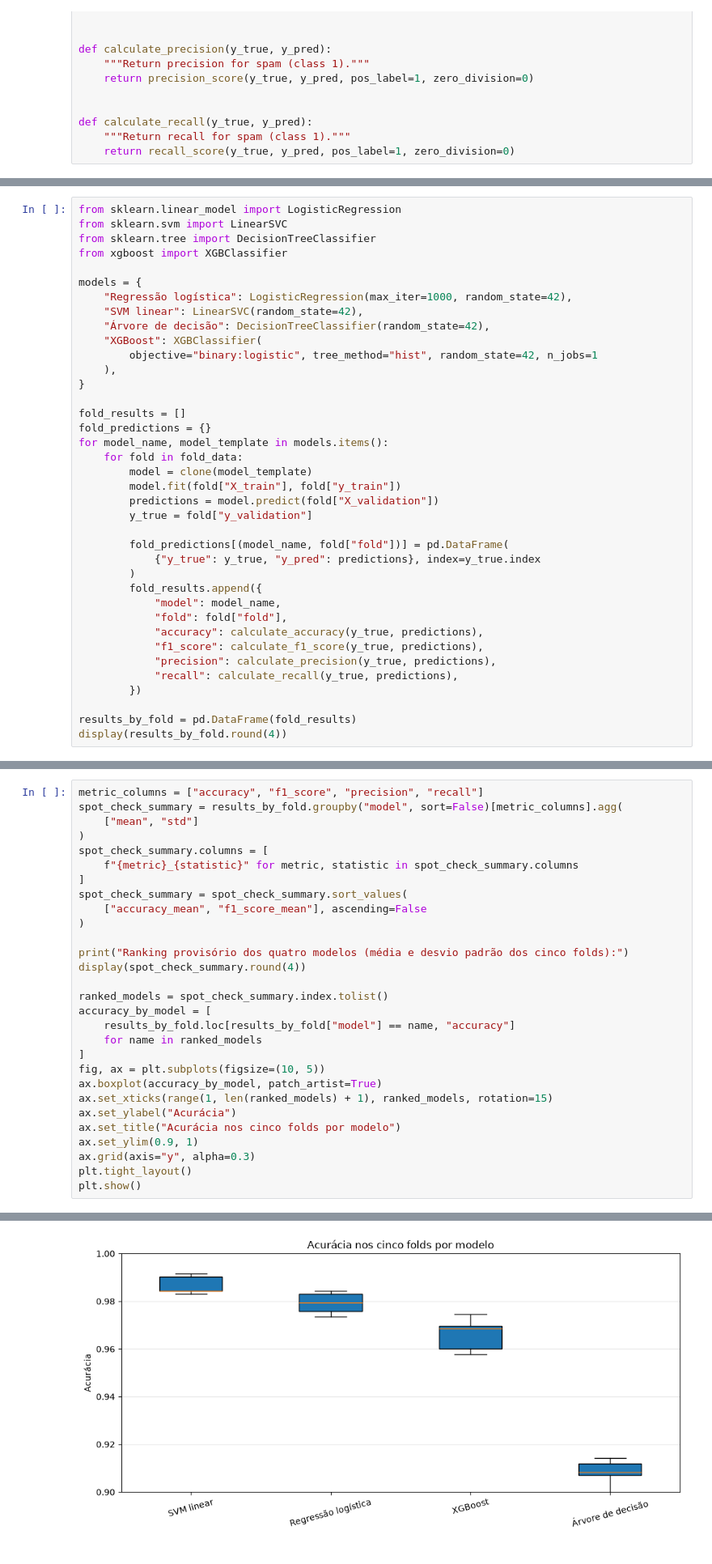
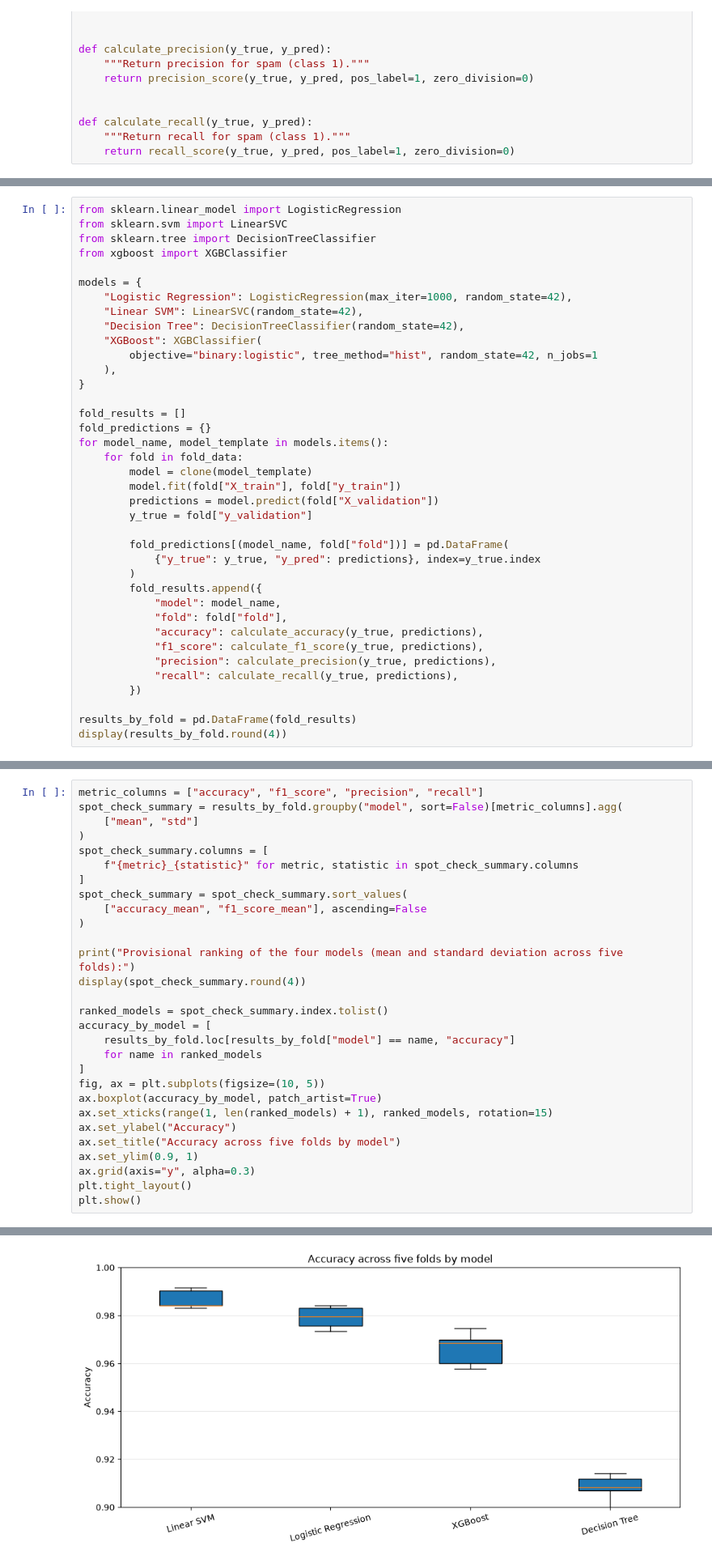
Before and after one commit to joaosuwa/spam-detection-model-comparison, a Jupyter notebook: src/spam-detection.ipynb, the cells around one changed output, grey strips where cells are left out. Shown at 81% size. Cells and saved outputs as stored; diff of their text form.

```diff
--- a/src/spam-detection.ipynb
+++ b/src/spam-detection.ipynb
@@ -303,9 +300,9 @@ from sklearn.tree import DecisionTreeClassifier
 from xgboost import XGBClassifier
 
 models = {
-    "Regressão logística": LogisticRegression(max_iter=1000, random_state=42),
-    "SVM linear": LinearSVC(random_state=42),
-    "Árvore de decisão": DecisionTreeClassifier(random_state=42),
+    "Logistic Regression": LogisticRegression(max_iter=1000, random_state=42),
+    "Linear SVM": LinearSVC(random_state=42),
+    "Decision Tree": DecisionTreeClassifier(random_state=42),
     "XGBoost": XGBClassifier(
         objective="binary:logistic", tree_method="hist", random_state=42, n_jobs=1
     ),
@@ -364,7 +361,7 @@ spot_check_summary = spot_check_summary.sort_values(
     ["accuracy_mean", "f1_score_mean"], ascending=False
 )
 
-print("Ranking provisório dos quatro modelos (média e desvio padrão dos cinco folds):")
+print("Provisional ranking of the four models (mean and standard deviation across five folds):")
 display(spot_check_summary.round(4))
 
 ranked_models = spot_check_summary.index.tolist()
@@ -375,8 +372,8 @@ accuracy_by_model = [
 fig, ax = plt.subplots(figsize=(10, 5))
 ax.boxplot(accuracy_by_model, patch_artist=True)
 ax.set_xticks(range(1, len(ranked_models) + 1), ranked_models, rotation=15)
-ax.set_ylabel("Acurácia")
-ax.set_title("Acurácia nos cinco folds por modelo")
+ax.set_ylabel("Accuracy")
+ax.set_title("Accuracy across five folds by model")
 ax.set_ylim(0.9, 1)
 ax.grid(axis="y", alpha=0.3)
 plt.tight_layout()
@@ -392,2 +389,2 @@ Ranking provisório dos quatro modelos (média e desvio padrão dos cinco folds)
-[figure, old version]
+[figure, new version]
 # %% [markdown]
```
Also changed, not shown: parts of 9 cells of this notebook.
